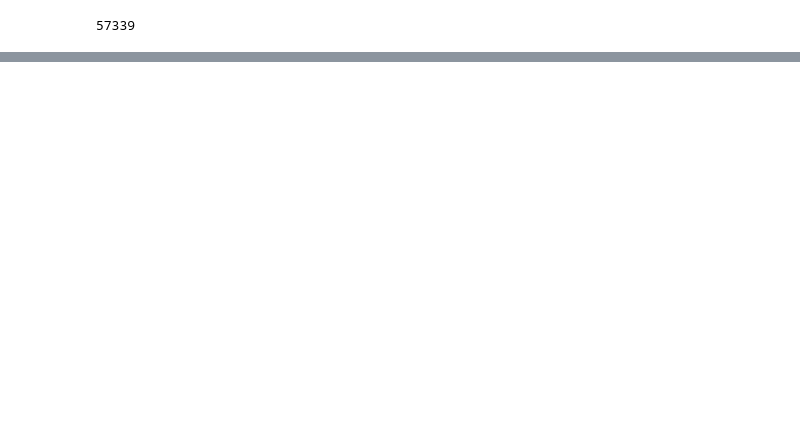
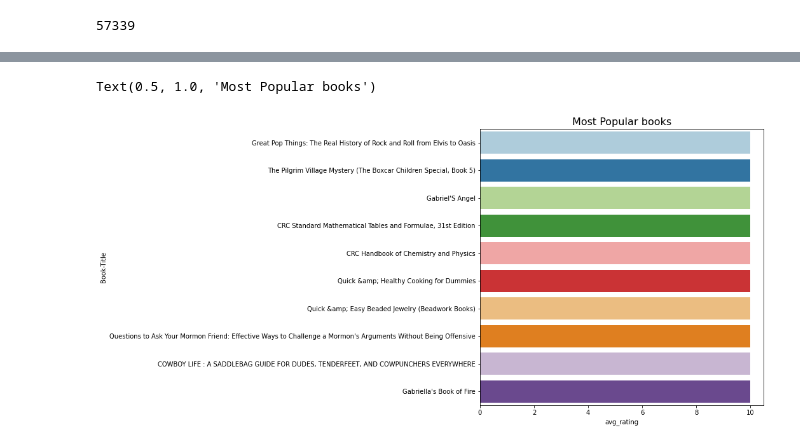
Before and after one commit to RadhikaRM/Bookrecommendersystem, a Jupyter notebook: Book_Recommender_System.ipynb, the cells around one changed output, grey strips where cells are left out. Saved outputs shown, nothing was run; the diff lists cells and outputs as text; code cells hidden in the pictures; blank space fills up the shorter version.

```diff
--- a/Book_Recommender_System.ipynb
+++ b/Book_Recommender_System.ipynb
@@ -246,0 +488,3 @@ users_df['Country']=users_df['Country'].str.upper()
+# %%
+# lets see if all the books in rating_df are also in books_df
+rating_df_new = rating_df[rating_df['ISBN'].isin(books_df['ISBN'])]
@@ -246,0 +535,4 @@ users_df['Country']=users_df['Country'].str.upper()
+# %%
+explicit_rating = rating_df_new[rating_df_new['Book-Rating'] != 0]
+implicit_rating = rating_df_new[rating_df_new['Book-Rating'] == 0]
+print('Shape of explicit rating: {} and implicit rating: {}'.format(explicit_rating.shape, implicit_rating.shape))
@@ -246,0 +575,5 @@ users_df['Country']=users_df['Country'].str.upper()
+# %%
+# for the rating dataset, we are only taking the explicit rating dataset
+
+books_rating_df = pd.merge(books_df, explicit_rating, on='ISBN', how='inner')
+df = pd.merge(books_rating_df, users_df, on='User-ID', how='inner')
@@ -246,0 +748,2 @@ users_df['Country']=users_df['Country'].str.upper()
+# %%
+group_df=df.groupby(['Book-Title','Image-URL-M']).agg(No_of_users=('User-ID','count'),avg_rating=('Book-Rating','mean'),avg_user_age=('Age','mean')).reset_index()
@@ -246,0 +787,8 @@ users_df['Country']=users_df['Country'].str.upper()
+# %%
+#Best rated books
+top10_rating=group_df.sort_values(by='avg_rating',ascending=False).head(10)
+sns.barplot(x=top10_rating['avg_rating'],y=top10_rating['Book-Title'],palette='Paired')
+plt.title('Most Popular books',size=16)
+# %% [output]
+Text(0.5, 1.0, 'Most Popular books')
+[figure, added]
```
Also changed, not shown: parts of 96 cells of this notebook.
